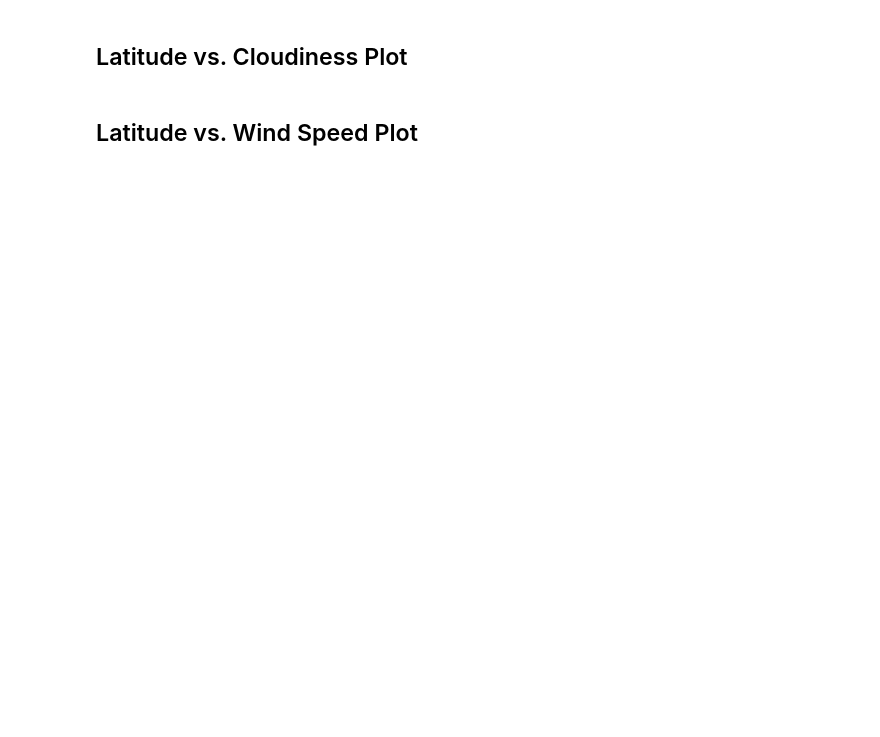
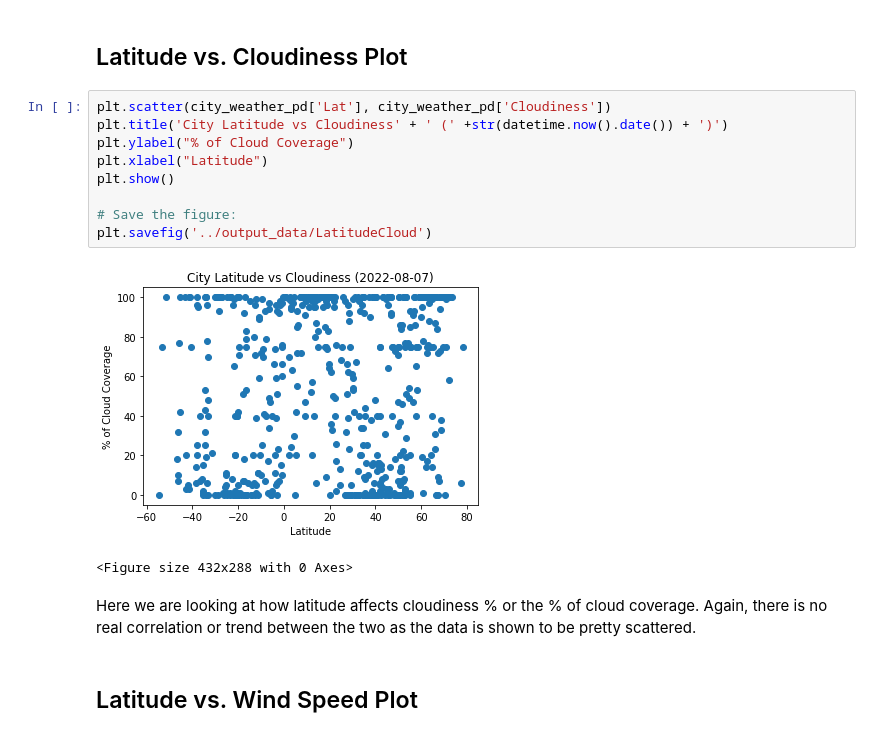
Before and after one commit to brevinowens/python-api-challenge, a Jupyter notebook: starter_code/WeatherPy.ipynb, the cells around one changed output. Saved outputs shown, nothing was run; the diff lists cells and outputs as text; blank space fills up the shorter version.

```diff
--- a/starter_code/WeatherPy.ipynb
+++ b/starter_code/WeatherPy.ipynb
@@ -207,4 +233,18 @@ plt.show()
 # %% [markdown]
 ## Latitude vs. Cloudiness Plot
+# %%
+plt.scatter(city_weather_pd['Lat'], city_weather_pd['Cloudiness'])
+plt.title('City Latitude vs Cloudiness' + ' (' +str(datetime.now().date()) + ')')
+plt.ylabel("% of Cloud Coverage")
+plt.xlabel("Latitude")
+plt.show()
+
+# Save the figure:
+plt.savefig('../output_data/LatitudeCloud')
+# %% [output]
+[figure, added]
+<Figure size 432x288 with 0 Axes>
+# %% [markdown]
+Here we are looking at how latitude affects cloudiness % or the % of cloud coverage. Again, there is no real correlation or trend between the two as the data is shown to be pretty scattered.
 # %% [markdown]
 ## Latitude vs. Wind Speed Plot
```
Also changed, not shown: parts of 29 cells of this notebook, 14 other files.
